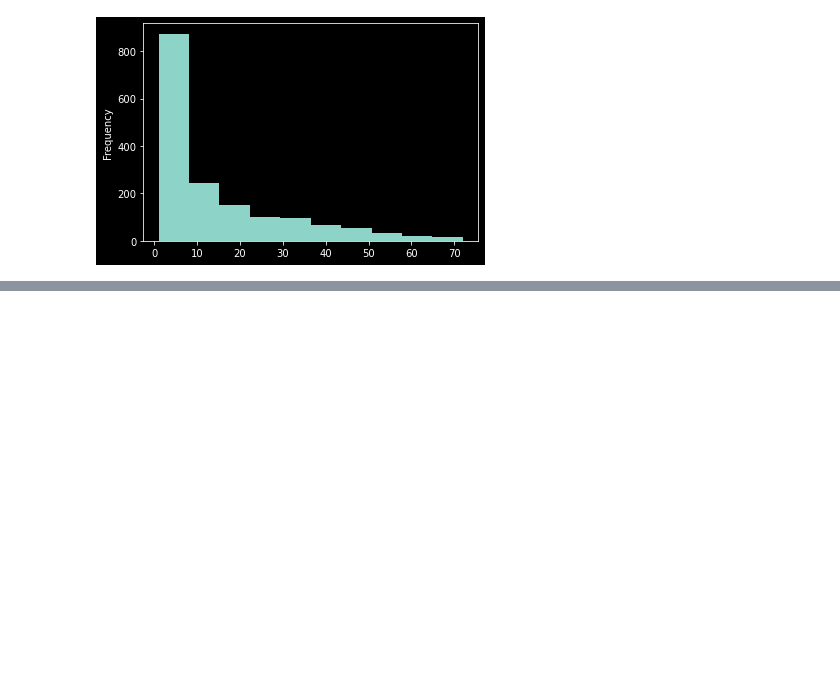
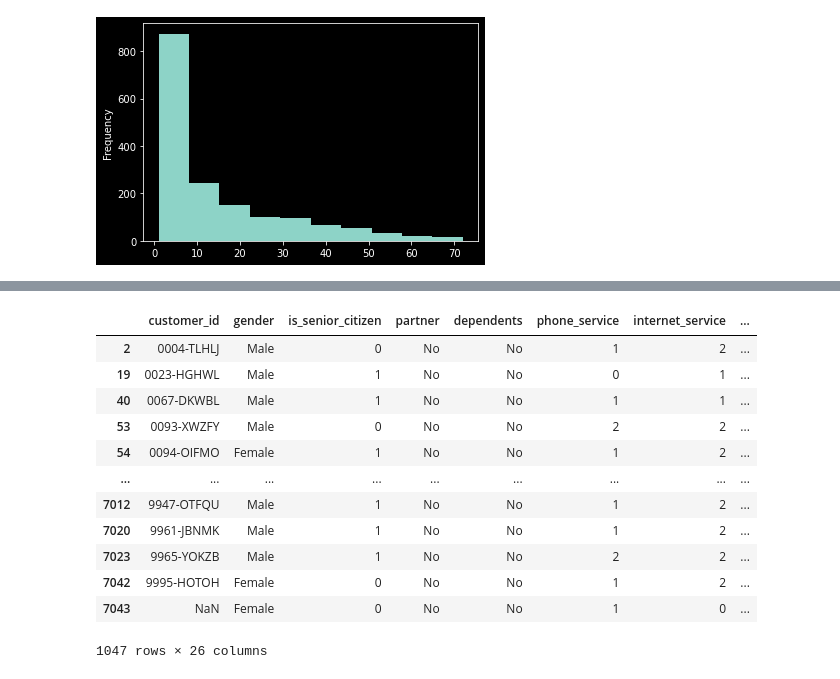
Before and after one commit to Ken-Alviola/numpy-pandas-visualization-exercises, a Jupyter notebook: churn_exploration.ipynb, the cells around one changed output, grey strips where cells are left out. Saved outputs shown, nothing was run; the diff lists cells and outputs as text; code cells hidden in the pictures; blank space fills up the shorter version.

```diff
--- a/churn_exploration.ipynb
+++ b/churn_exploration.ipynb
@@ -204,0 +219,17 @@ sns.displot(m2m_churned.monthly_charges)
+# %%
+single_churned = m2m_churned[m2m_churned.partner_dependents == 0]
+single_churned
+# %% [output]
+|  | customer_id | gender | is_senior_citizen | partner | dependents | phone_service | internet_service | ... |
+| 2 | 0004-TLHLJ | Male | 0 | No | No | 1 | 2 | ... |
+| 19 | 0023-HGHWL | Male | 1 | No | No | 0 | 1 | ... |
+| 40 | 0067-DKWBL | Male | 1 | No | No | 1 | 1 | ... |
+| 53 | 0093-XWZFY | Male | 0 | No | No | 2 | 2 | ... |
+| 54 | 0094-OIFMO | Female | 1 | No | No | 1 | 2 | ... |
+| ... | ... | ... | ... | ... | ... | ... | ... | ... |
+| 7012 | 9947-OTFQU | Male | 1 | No | No | 1 | 2 | ... |
+| 7020 | 9961-JBNMK | Male | 1 | No | No | 1 | 2 | ... |
+| 7023 | 9965-YOKZB | Male | 1 | No | No | 2 | 2 | ... |
+| 7042 | 9995-HOTOH | Female | 0 | No | No | 1 | 2 | ... |
+| 7043 | NaN | Female | 0 | No | No | 1 | 0 | ... |
+1047 rows × 26 columns
```
Also changed, not shown: parts of 9 cells of this notebook.
